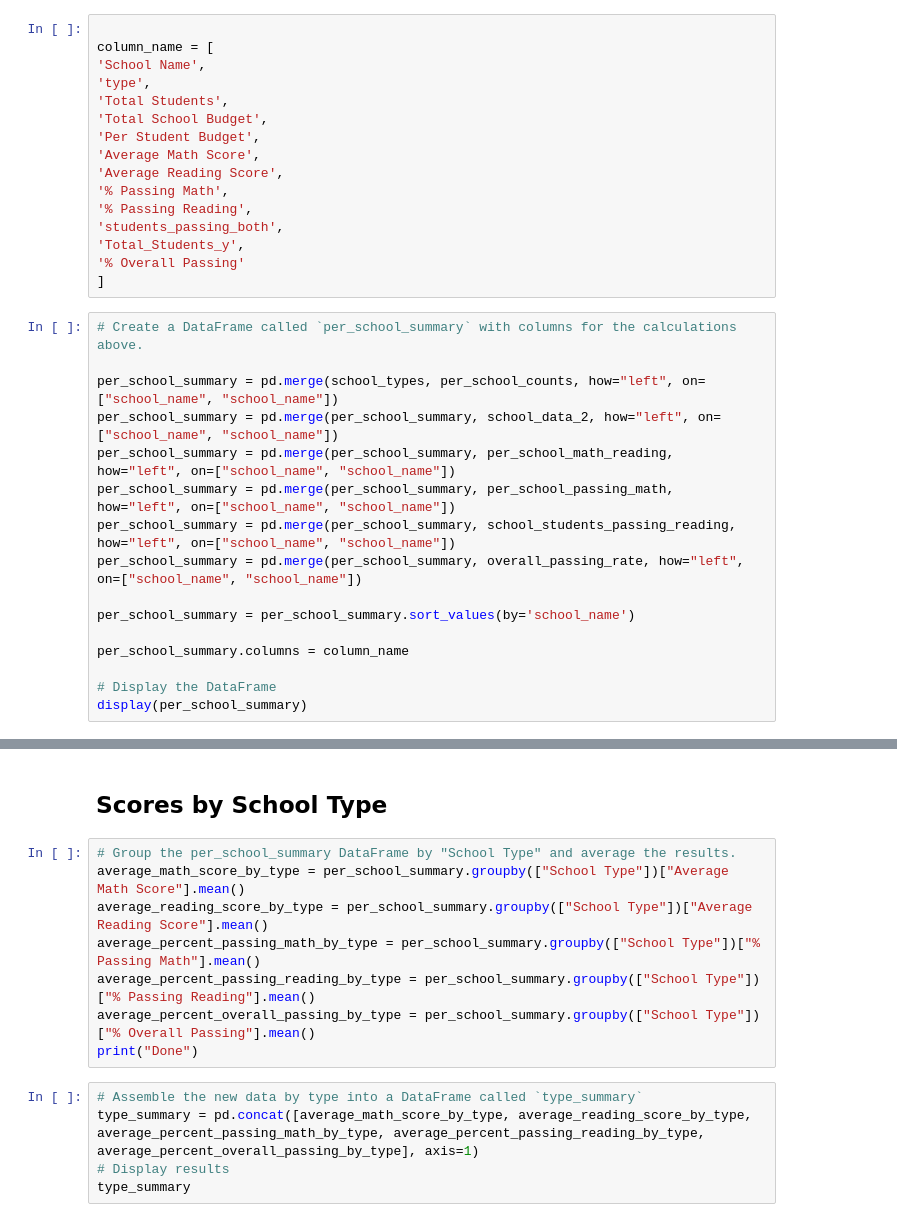
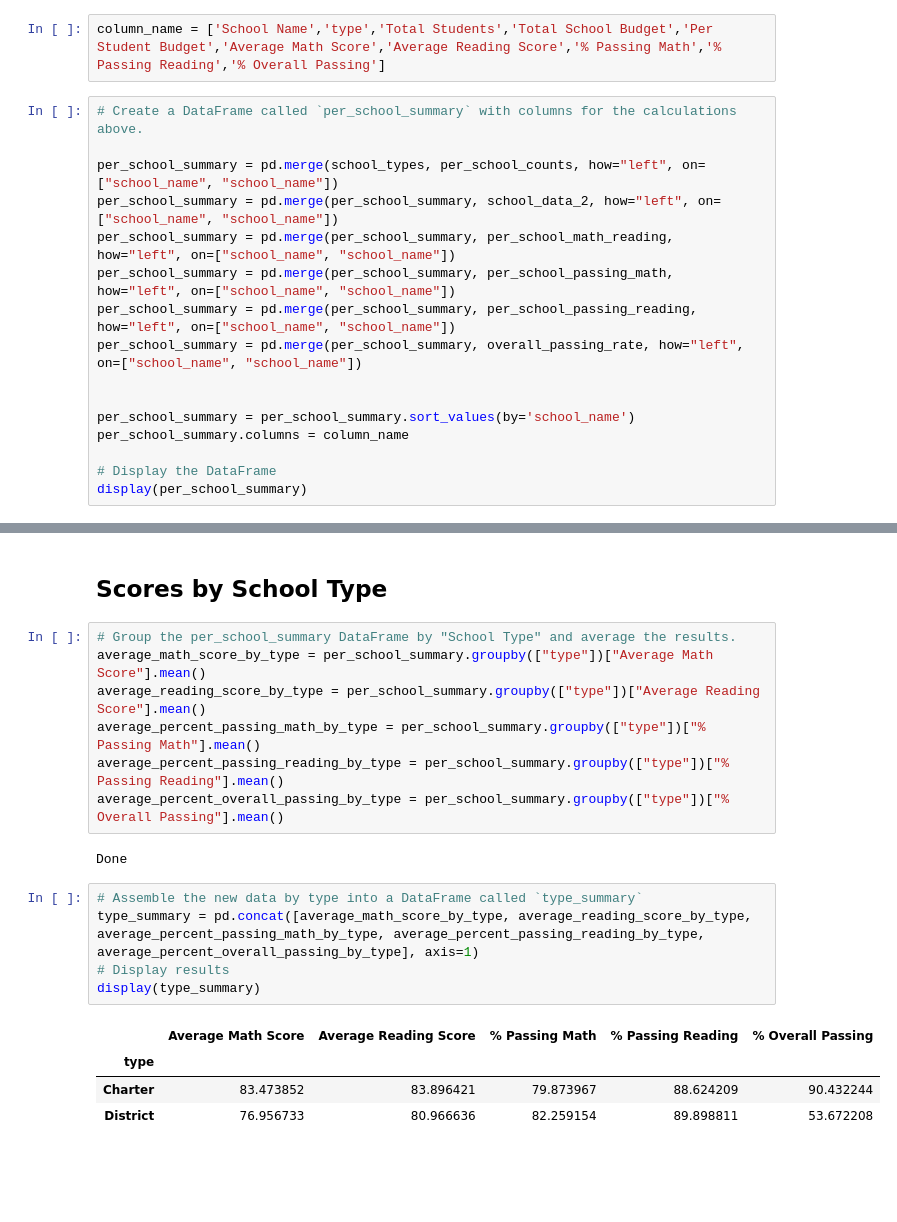
Before and after one commit to jerryevalentine/pandas-challenge, a Jupyter notebook: PyCitySchools/PyCitySchools_FINAL.ipynb, the cells around one changed output, grey strips where cells are left out. Saved outputs shown, nothing was run; the diff lists cells and outputs as text; blank space fills up the shorter version.

```diff
--- a/PyCitySchools/PyCitySchools_FINAL.ipynb
+++ b/PyCitySchools/PyCitySchools_FINAL.ipynb
@@ -455,19 +432,5 @@ display(overall_passing_rate)
 # %%
-
-column_name = [
-'School Name',
-'type',
-'Total Students',
-'Total School Budget',
-'Per Student Budget',
-'Average Math Score',
-'Average Reading Score',
-'% Passing Math',
-'% Passing Reading',
-'students_passing_both',
-'Total_Students_y',
-'% Overall Passing'
-]
+column_name = ['School Name','type','Total Students','Total School Budget','Per Student Budget','Average Math Score','Average Reading Score','% Passing Math','% Passing Reading','% Overall Passing']
 # %%
 # Create a DataFrame called `per_school_summary` with columns for the calculations above.
 
@@ -475,11 +438,11 @@ per_school_summary = pd.merge(school_types, per_school_counts, how="left", on=["
 per_school_summary = pd.merge(per_school_summary, school_data_2, how="left", on=["school_name", "school_name"])
 per_school_summary = pd.merge(per_school_summary, per_school_math_reading, how="left", on=["school_name", "school_name"])
 per_school_summary = pd.merge(per_school_summary, per_school_passing_math, how="left", on=["school_name", "school_name"])
-per_school_summary = pd.merge(per_school_summary, school_students_passing_reading, how="left", on=["school_name", "school_name"])
+per_school_summary = pd.merge(per_school_summary, per_school_passing_reading, how="left", on=["school_name", "school_name"])
 per_school_summary = pd.merge(per_school_summary, overall_passing_rate, how="left", on=["school_name", "school_name"])
 
+
 per_school_summary = per_school_summary.sort_values(by='school_name')
-
 per_school_summary.columns = column_name
 
 # Display the DataFrame
@@ -656,14 +737,20 @@ size_summary
 ## Scores by School Type
 # %%
 # Group the per_school_summary DataFrame by "School Type" and average the results.
-average_math_score_by_type = per_school_summary.groupby(["School Type"])["Average Math Score"].mean()
-average_reading_score_by_type = per_school_summary.groupby(["School Type"])["Average Reading Score"].mean()
-average_percent_passing_math_by_type = per_school_summary.groupby(["School Type"])["% Passing Math"].mean()
-average_percent_passing_reading_by_type = per_school_summary.groupby(["School Type"])["% Passing Reading"].mean()
-average_percent_overall_passing_by_type = per_school_summary.groupby(["School Type"])["% Overall Passing"].mean()
-print("Done")
+average_math_score_by_type = per_school_summary.groupby(["type"])["Average Math Score"].mean()
+average_reading_score_by_type = per_school_summary.groupby(["type"])["Average Reading Score"].mean()
+average_percent_passing_math_by_type = per_school_summary.groupby(["type"])["% Passing Math"].mean()
+average_percent_passing_reading_by_type = per_school_summary.groupby(["type"])["% Passing Reading"].mean()
+average_percent_overall_passing_by_type = per_school_summary.groupby(["type"])["% Overall Passing"].mean()
+# %% [output]
+Done
 # %%
 # Assemble the new data by type into a DataFrame called `type_summary`
 type_summary = pd.concat([average_math_score_by_type, average_reading_score_by_type, average_percent_passing_math_by_type, average_percent_passing_reading_by_type, average_percent_overall_passing_by_type], axis=1)
 # Display results
-type_summary
+display(type_summary)
+# %% [output]
+|  | Average Math Score | Average Reading Score | % Passing Math | % Passing Reading | % Overall Passing |
+| type |  |  |  |  |  |
+| Charter | 83.473852 | 83.896421 | 79.873967 | 88.624209 | 90.432244 |
+| District | 76.956733 | 80.966636 | 82.259154 | 89.898811 | 53.672208 |
```
Also changed, not shown: parts of 17 cells of this notebook.
